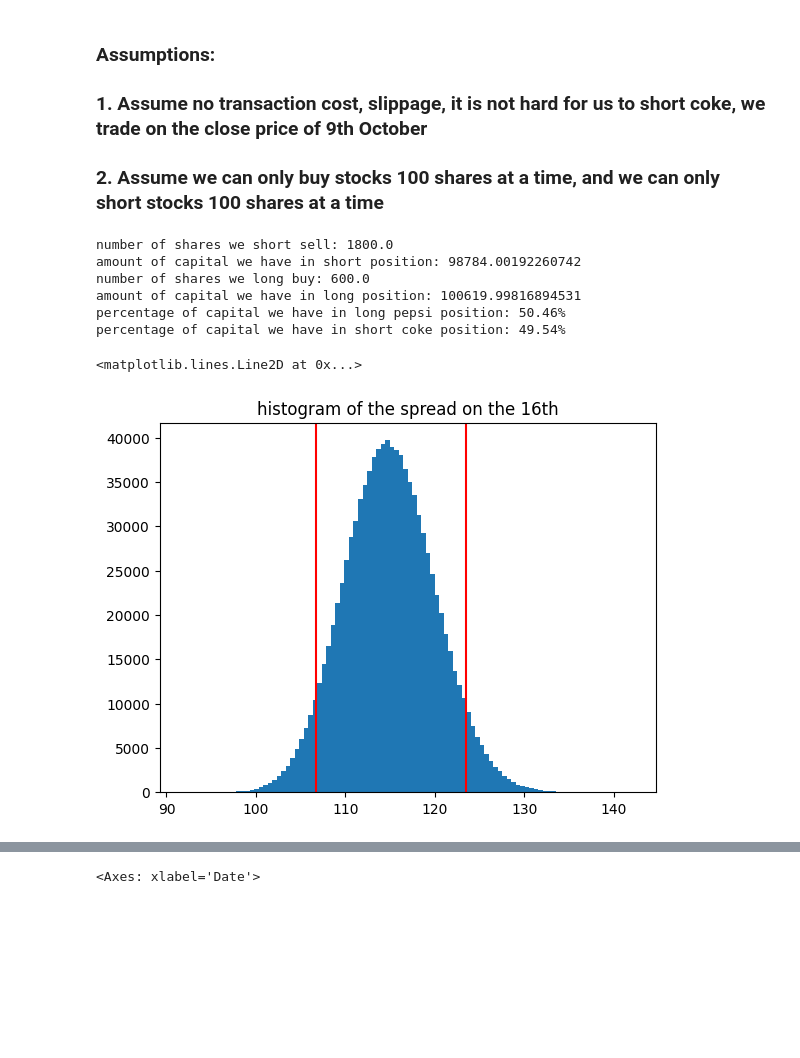
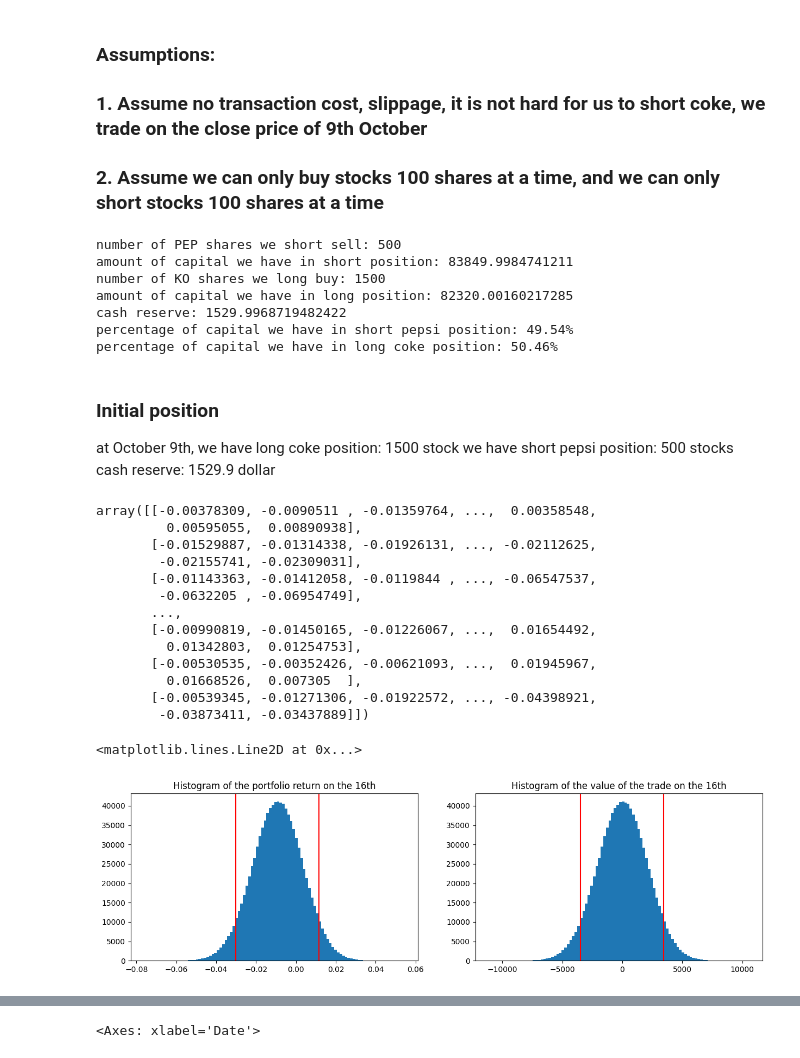
Before and after one commit to kaiwenShen/Pair_trading_coke_pepsi, a Jupyter notebook: ko_pep_pair.ipynb, the cells around one changed output, grey strips where cells are left out. Saved outputs shown, nothing was run; the diff lists cells and outputs as text; code cells hidden in the pictures; blank space fills up the shorter version.

```diff
--- a/ko_pep_pair.ipynb
+++ b/ko_pep_pair.ipynb
@@ -150,22 +151,25 @@ Text(0.5, 1.0, 'Confidence Interval for spread')
 ### 1. Assume no transaction cost, slippage, it is not hard for us to short coke, we trade on the close price of 9th October
 ### 2. Assume we can only buy stocks 100 shares at a time, and we can only short stocks 100 shares at a time
 # %%
-num_short_ko = round(np.floor(100_000/S0_ko),-2)
-short_capital_gain = S0_ko*num_short_ko
-num_long_pep = round(np.floor(short_capital_gain/S0_pep),-2)
+num_short_pep = math.floor((100_000/S0_pep)/100)*100
+short_capital_gain = S0_pep*num_short_pep
+num_long_ko = math.floor((short_capital_gain/S0_ko)/100)*100
 # %%
-print(f'number of shares we short sell: {num_short_ko}')
-print(f'amount of capital we have in short position: {num_short_ko*S0_ko}')
-print(f'number of shares we long buy: {num_long_pep}')
-print(f'amount of capital we have in long position: {num_long_pep*S0_pep}')
-long_pos = num_long_pep*S0_pep/(num_long_pep*S0_pep+num_short_ko*S0_ko)
-short_pos = num_short_ko*S0_ko/(num_long_pep*S0_pep+num_short_ko*S0_ko)
-print(f'percentage of capital we have in long pepsi position: {round(long_pos*100,2)}%')
-print(f'percentage of capital we have in short coke position: {round(short_pos*100,2)}%')
+print(f'number of PEP shares we short sell: {num_short_pep}')
+print(f'amount of capital we have in short position: {num_short_pep*S0_pep}')
+print(f'number of KO shares we long buy: {num_long_ko}')
+print(f'amount of capital we have in long position: {num_long_ko*S0_ko}')
+cash_reserve = num_short_pep*S0_pep-num_long_ko*S0_ko
+print(f'cash reserve: {cash_reserve}')
+long_pos = num_long_ko*S0_ko/(num_long_ko*S0_ko+num_short_pep*S0_pep)
+short_pos = num_short_pep*S0_pep/(num_long_ko*S0_ko+num_short_pep*S0_pep)
+print(f'percentage of capital we have in short pepsi position: {round(long_pos*100,2)}%')
+print(f'percentage of capital we have in long coke position: {round(short_pos*100,2)}%')
 # %% [output]
-number of shares we short sell: 1800.0
-amount of capital we have in short position: 98784.00192260742
-number of shares we long buy: 600.0
-amount of capital we have in long position: 100619.99816894531
-percentage of capital we have in long pepsi position: 50.46%
-percentage of capital we have in short coke position: 49.54%
+number of PEP shares we short sell: 500
+amount of capital we have in short position: 83849.9984741211
+number of KO shares we long buy: 1500
+amount of capital we have in long position: 82320.00160217285
+cash reserve: 1529.9968719482422
+percentage of capital we have in short pepsi position: 49.54%
+percentage of capital we have in long coke position: 50.46%
@@ -175,9 +176,42 @@ initial_spread = long_pos/0.5*S0_pep-short_pos/0.5*S0_ko
+# %% [markdown]
+### Initial position
+at October 9th,
+we have long coke position: 1500 stock
+we have short pepsi position: 500 stocks
+cash reserve: 1529.9 dollar
+# %%
+long_pos * np.cumprod(1+dS_ko, axis=1)-short_pos * np.cumprod(1+dS_pep, axis=1)
+# %% [output]
+array([[-0.00378309, -0.0090511 , -0.01359764, ...,  0.00358548,
+         0.00595055,  0.00890938],
+       [-0.01529887, -0.01314338, -0.01926131, ..., -0.02112625,
+        -0.02155741, -0.02309031],
+       [-0.01143363, -0.01412058, -0.0119844 , ..., -0.06547537,
+        -0.0632205 , -0.06954749],
+       ...,
+       [-0.00990819, -0.01450165, -0.01226067, ...,  0.01654492,
+         0.01342803,  0.01254753],
+       [-0.00530535, -0.00352426, -0.00621093, ...,  0.01945967,
+         0.01668526,  0.007305  ],
+       [-0.00539345, -0.01271306, -0.01922572, ..., -0.04398921,
+        -0.03873411, -0.03437889]])
+# %%
+position_return = long_pos * np.cumprod(1+dS_ko, axis=1)-short_pos * np.cumprod(1+dS_pep, axis=1)
+# %%
+position_value = num_long_ko*S_ko-num_short_pep*S_pep+cash_reserve
 # %%
 # the expected value of the trade on the 16th
-plt.hist(position_weighted_spread[:,6],bins=100)
-plt.title('histogram of the spread on the 16th')
-plt.axvline(np.quantile(position_weighted_spread[:,6],0.05),color='r')
-plt.axvline(np.quantile(position_weighted_spread[:,6],0.95),color='r')
+plt.figure(figsize=(15,4))
+plt.subplot(1,2,1)
+plt.hist(position_return[:,6],bins=100)
+plt.title('Histogram of the portfolio return on the 16th')
+plt.axvline(np.quantile(position_return[:,6],0.05),color='r')
+plt.axvline(np.quantile(position_return[:,6],0.95),color='r')
+plt.subplot(1,2,2)
+plt.hist(position_value[:,6],bins=100)
+plt.title('Histogram of the value of the trade on the 16th')
+plt.axvline(np.quantile(position_value[:,6],0.05),color='r')
+plt.axvline(np.quantile(position_value[:,6],0.95),color='r')
 # %% [output]
 <matplotlib.lines.Line2D at 0x...>
-[figure, old version]
+[figure, new version]
```
Also changed, not shown: parts of 26 cells of this notebook.
